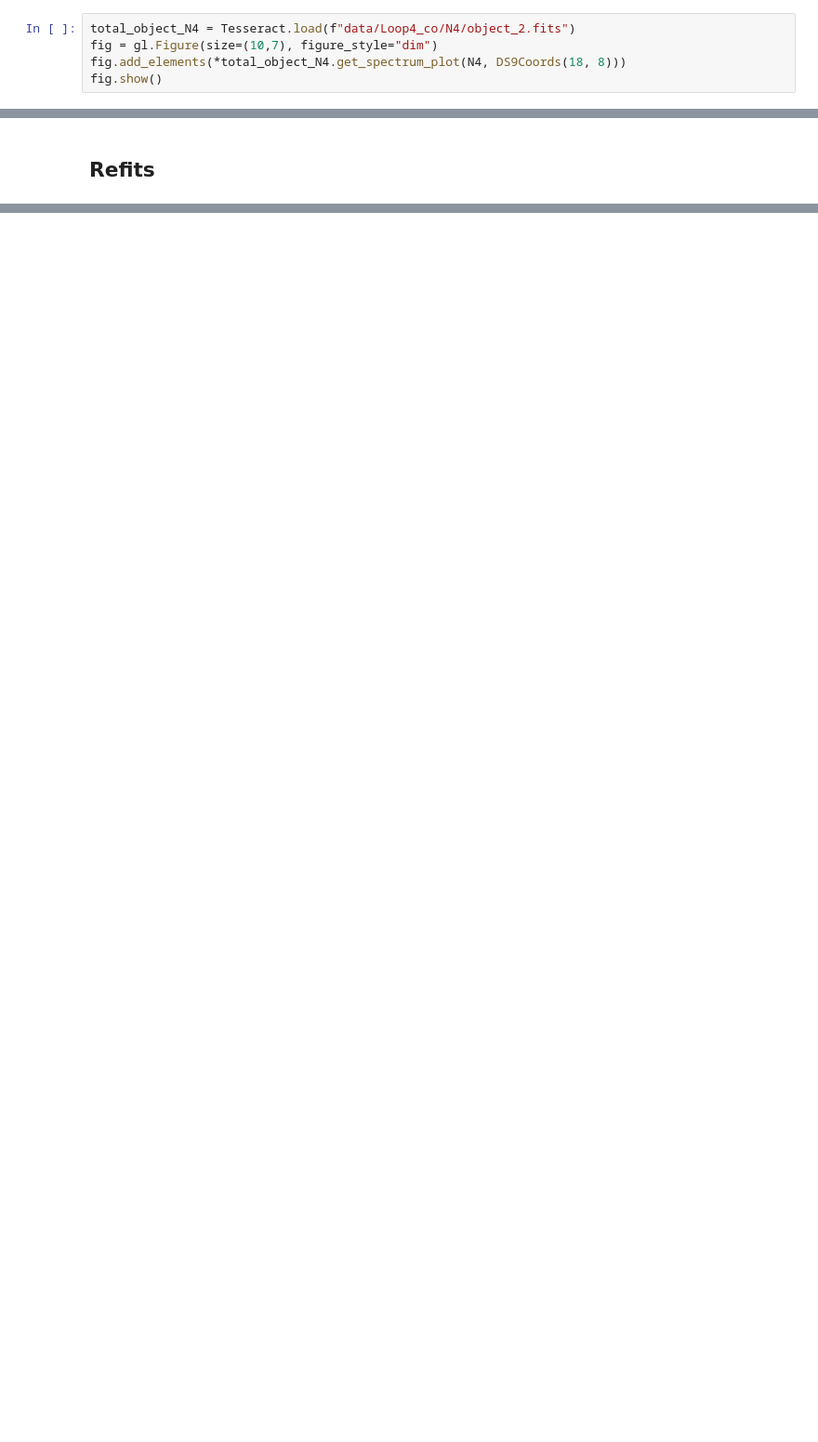
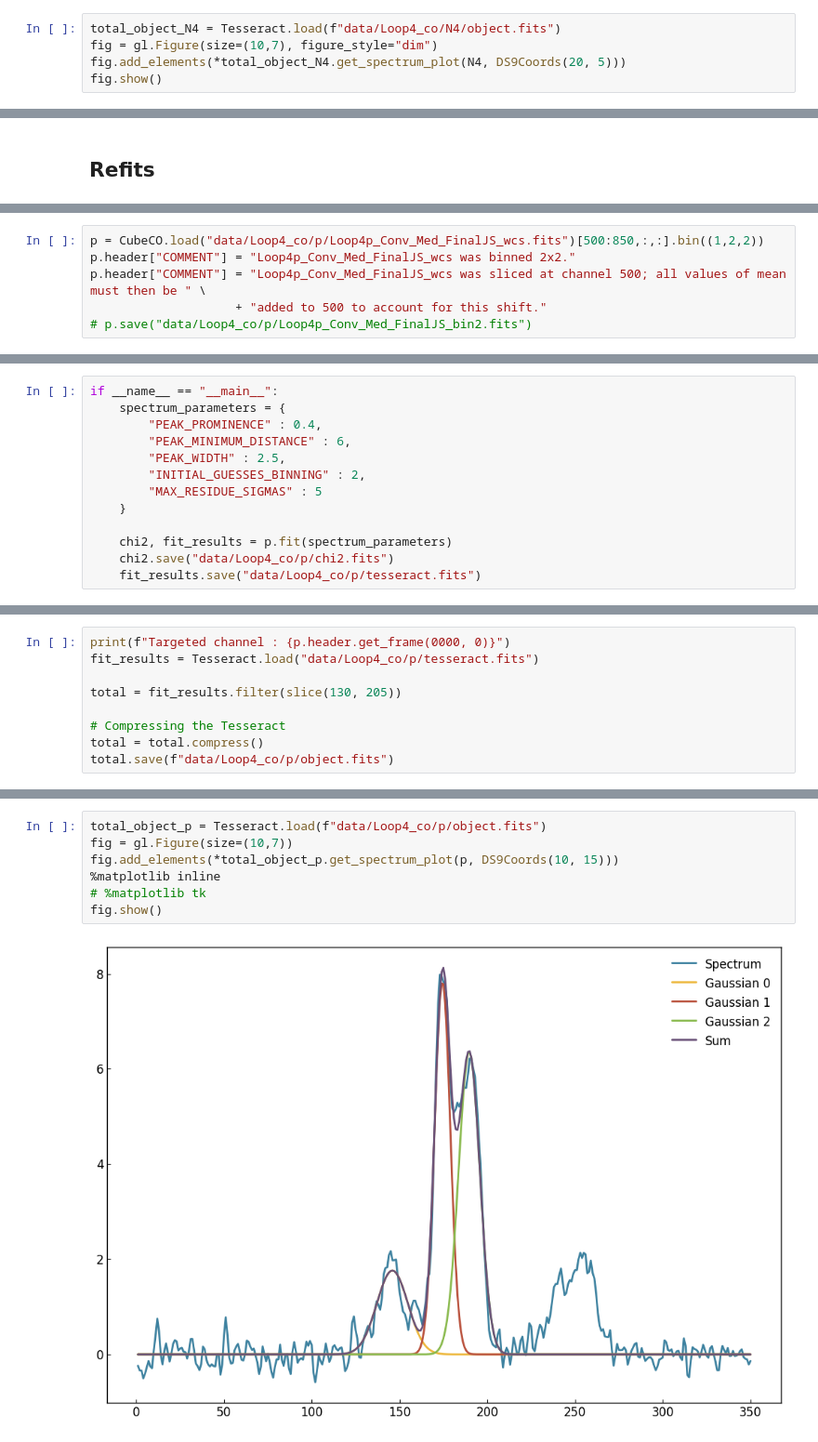
Before and after one commit to mamar828/Stage, a Jupyter notebook: applications/co/fitting_12co.ipynb, the cells around one changed output, grey strips where cells are left out. Shown: that part at 93% size. Saved outputs shown, nothing was run; the diff lists cells and outputs as text; blank space fills up the shorter version.

```diff
--- a/applications/co/fitting_12co.ipynb
+++ b/applications/co/fitting_12co.ipynb
@@ -401,7 +210,7 @@ File overwritten.
 # %% [markdown]
 ## Verifications
 # %%
-total_object_N4 = Tesseract.load(f"data/Loop4_co/N4/object_2.fits")
+total_object_N4 = Tesseract.load(f"data/Loop4_co/N4/object.fits")
 fig = gl.Figure(size=(10,7), figure_style="dim")
-fig.add_elements(*total_object_N4.get_spectrum_plot(N4, DS9Coords(18, 8)))
+fig.add_elements(*total_object_N4.get_spectrum_plot(N4, DS9Coords(20, 5)))
 fig.show()
@@ -451,0 +250,6 @@ total_object_N4.save("data/Loop4_co/N4/object_filtered.fits")
+# %%
+p = CubeCO.load("data/Loop4_co/p/Loop4p_Conv_Med_FinalJS_wcs.fits")[500:850,:,:].bin((1,2,2))
+p.header["COMMENT"] = "Loop4p_Conv_Med_FinalJS_wcs was binned 2x2."
+p.header["COMMENT"] = "Loop4p_Conv_Med_FinalJS_wcs was sliced at channel 500; all values of mean must then be " \
+                    + "added to 500 to account for this shift."
+# p.save("data/Loop4_co/p/Loop4p_Conv_Med_FinalJS_bin2.fits")
@@ -451,0 +258,13 @@ total_object_N4.save("data/Loop4_co/N4/object_filtered.fits")
+# %%
+if __name__ == "__main__":
+    spectrum_parameters = {
+        "PEAK_PROMINENCE" : 0.4,
+        "PEAK_MINIMUM_DISTANCE" : 6,
+        "PEAK_WIDTH" : 2.5,
+        "INITIAL_GUESSES_BINNING" : 2,
+        "MAX_RESIDUE_SIGMAS" : 5
+    }
+
+    chi2, fit_results = p.fit(spectrum_parameters)
+    chi2.save("data/Loop4_co/p/chi2.fits")
+    fit_results.save("data/Loop4_co/p/tesseract.fits")
@@ -451,0 +277,9 @@ total_object_N4.save("data/Loop4_co/N4/object_filtered.fits")
+# %%
+print(f"Targeted channel : {p.header.get_frame(0000, 0)}")
+fit_results = Tesseract.load("data/Loop4_co/p/tesseract.fits")
+
+total = fit_results.filter(slice(130, 205))
+
+# Compressing the Tesseract
+total = total.compress()
+total.save(f"data/Loop4_co/p/object.fits")
@@ -451,0 +291,9 @@ total_object_N4.save("data/Loop4_co/N4/object_filtered.fits")
+# %%
+total_object_p = Tesseract.load(f"data/Loop4_co/p/object.fits")
+fig = gl.Figure(size=(10,7))
+fig.add_elements(*total_object_p.get_spectrum_plot(p, DS9Coords(10, 15)))
+%matplotlib inline
+# %matplotlib tk
+fig.show()
+# %% [output]
+[figure, added]
```
Also changed, not shown: parts of 20 cells of this notebook, 3 other files.
